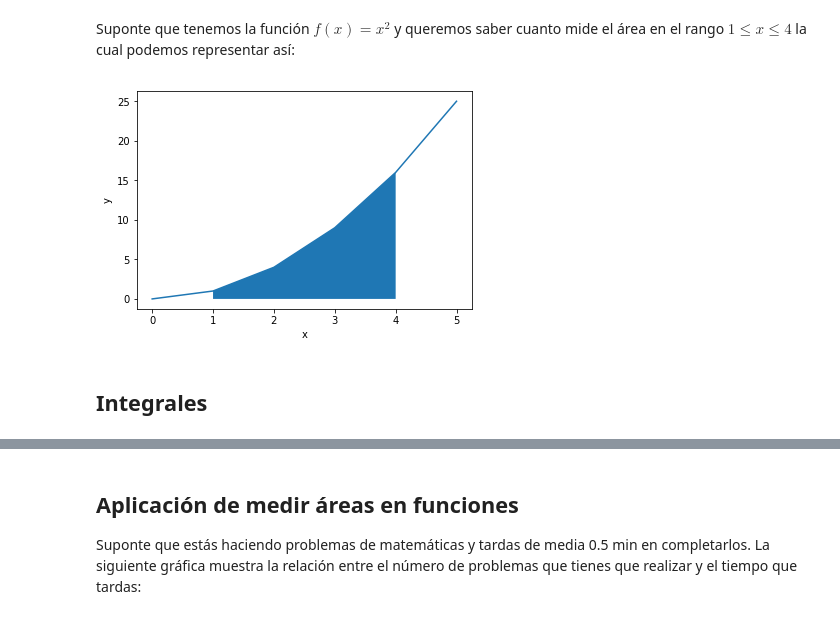
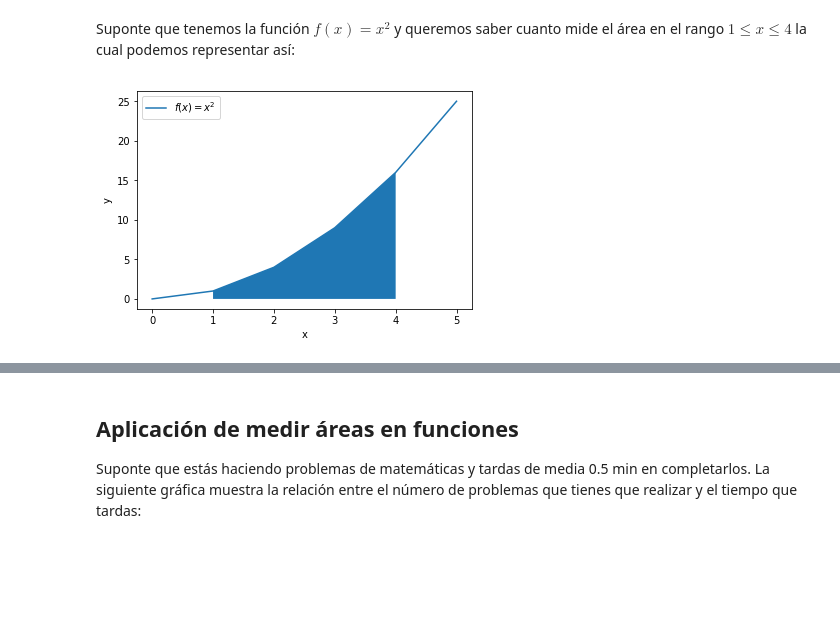
Before and after one commit to Deotratierra/fullstack, a Jupyter notebook: backend/src/001-matematicas/analisis/funciones/integrales.ipynb, the cells around one changed output, grey strips where cells are left out. Saved outputs shown, nothing was run; the diff lists cells and outputs as text; code cells hidden in the pictures; blank space fills up the shorter version.

```diff
--- a/backend/src/001-matematicas/analisis/funciones/integrales.ipynb
+++ b/backend/src/001-matematicas/analisis/funciones/integrales.ipynb
@@ -5,23 +28,22 @@ Suponte que tenemos la función $f(x) = x^2$ y queremos saber cuanto mide el ár
 # %%
 import matplotlib.pyplot as plt
 import numpy as np
 
 f = lambda x: x**2
 
 x = np.arange(0, 6)
 y = np.vectorize(f)(x)
 
 fig, ax = plt.subplots()
 
 ax.plot(x, y, label="$f(x) = x^2$")
 ax.set_ylabel("y")
 ax.set_xlabel("x")
 
 mask = lambda x: x[1:5]
 ax.fill_between(mask(x), 0, mask(y))
 
+plt.legend()
 plt.show()
 # %% [output]
-[figure, old version]
+[figure, new version]
-# %% [markdown]
-## Integrales
```
Also changed, not shown: parts of 7 cells of this notebook, 11 other files.
